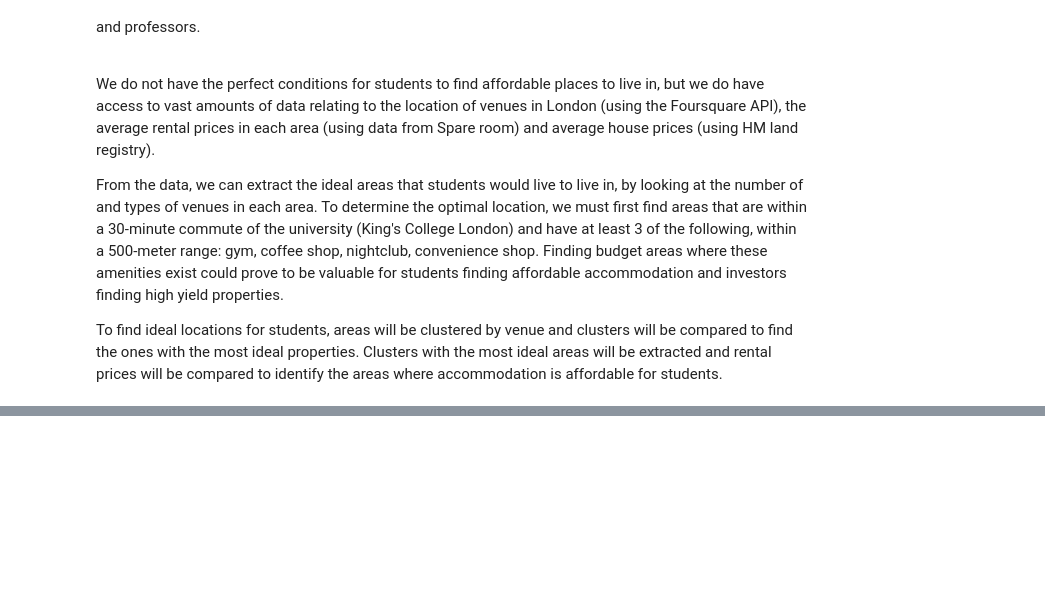
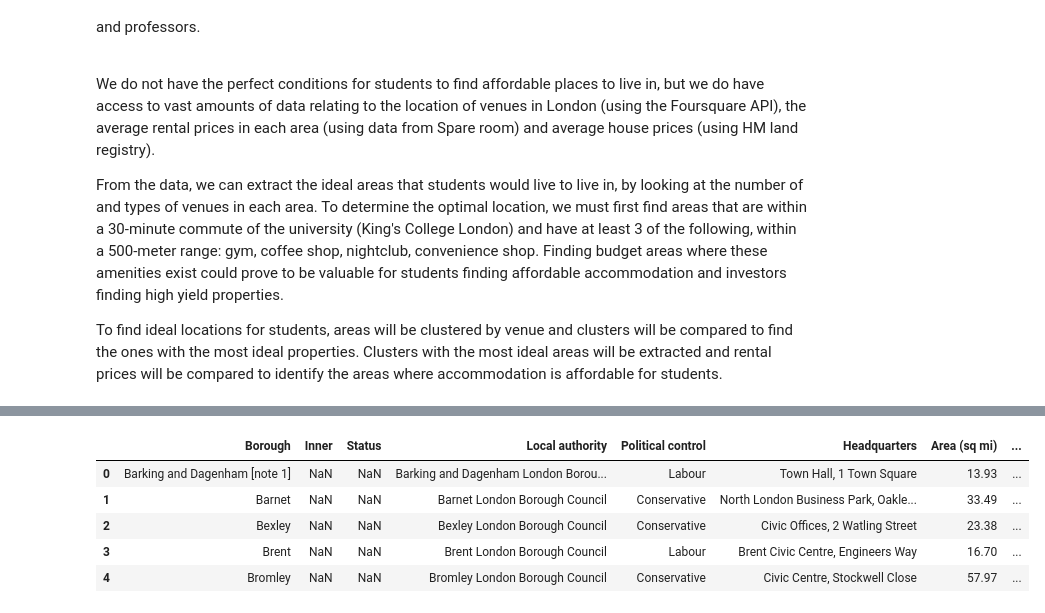
Before and after one commit to premalnayee/IBM-Data-science-coursera, a Jupyter notebook: Applied Data Science Capstone/Capstone_project/Capstone Project - The Battle of Neighborhoods.ipynb, the cells around one changed output, grey strips where cells are left out. Cells and saved outputs as stored; diff of their text form; code cells hidden in the pictures; blank space fills up the shorter version.

```diff
--- a/Applied Data Science Capstone/Capstone_project/Capstone Project - The Battle of Neighborhoods.ipynb
+++ b/Applied Data Science Capstone/Capstone_project/Capstone Project - The Battle of Neighborhoods.ipynb
@@ -19,0 +49,14 @@ To find ideal locations for students, areas will be clustered by venue and clust
+# %%
+URL = "https://en.wikipedia.org/wiki/List_of_London_boroughs"
+r = requests.get(URL)
+
+a = pd.read_html(r.text)
+boroughs = a[0]
+boroughs.head()
+# %% [output]
+|  | Borough | Inner | Status | Local authority | Political control | Headquarters | Area (sq mi) | ... |
+| 0 | Barking and Dagenham [note 1] | NaN | NaN | Barking and Dagenham London Borou... | Labour | Town Hall, 1 Town Square | 13.93 | ... |
+| 1 | Barnet | NaN | NaN | Barnet London Borough Council | Conservative | North London Business Park, Oakle... | 33.49 | ... |
+| 2 | Bexley | NaN | NaN | Bexley London Borough Council | Conservative | Civic Offices, 2 Watling Street | 23.38 | ... |
+| 3 | Brent | NaN | NaN | Brent London Borough Council | Labour | Brent Civic Centre, Engineers Way | 16.70 | ... |
+| 4 | Bromley | NaN | NaN | Bromley London Borough Council | Conservative | Civic Centre, Stockwell Close | 57.97 | ... |
```
Also changed, not shown: parts of 59 cells of this notebook.
